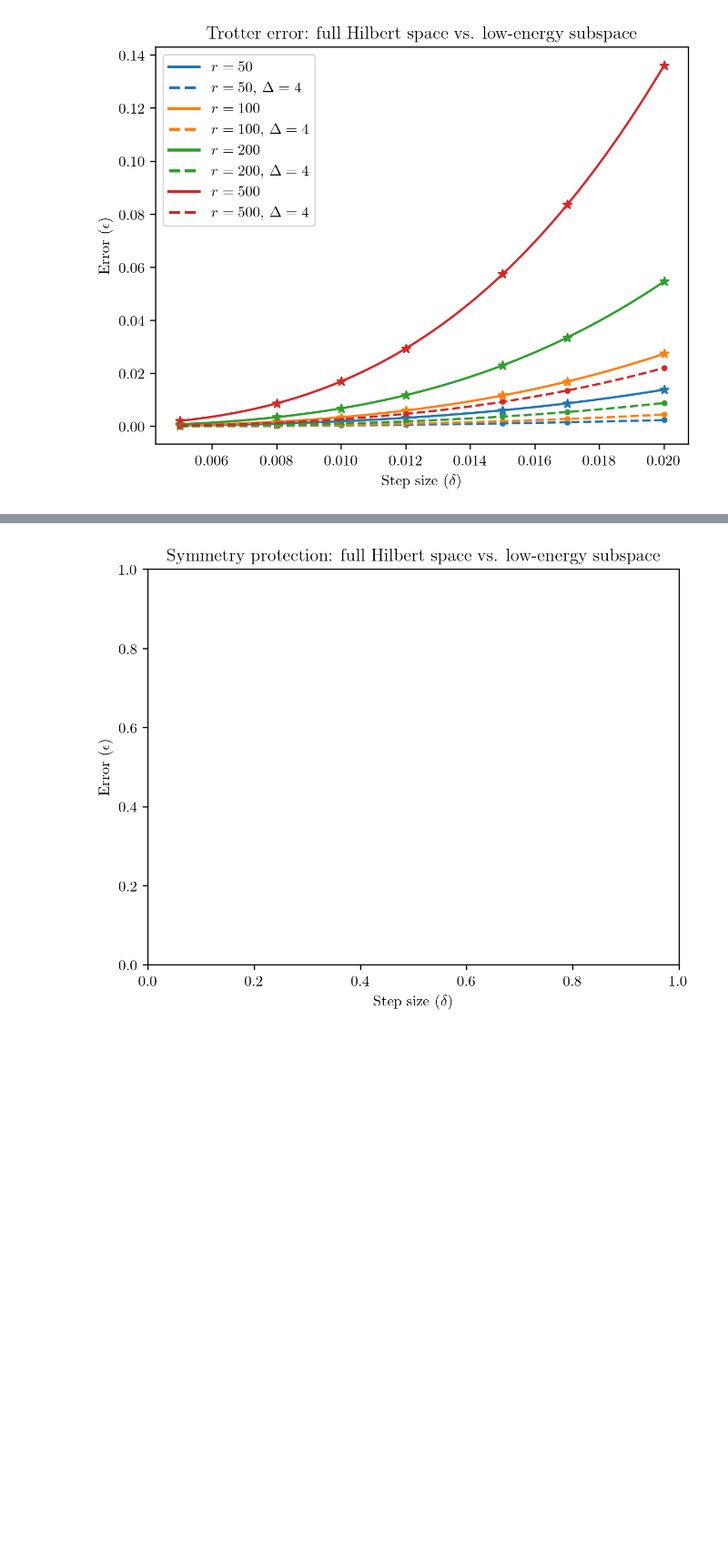
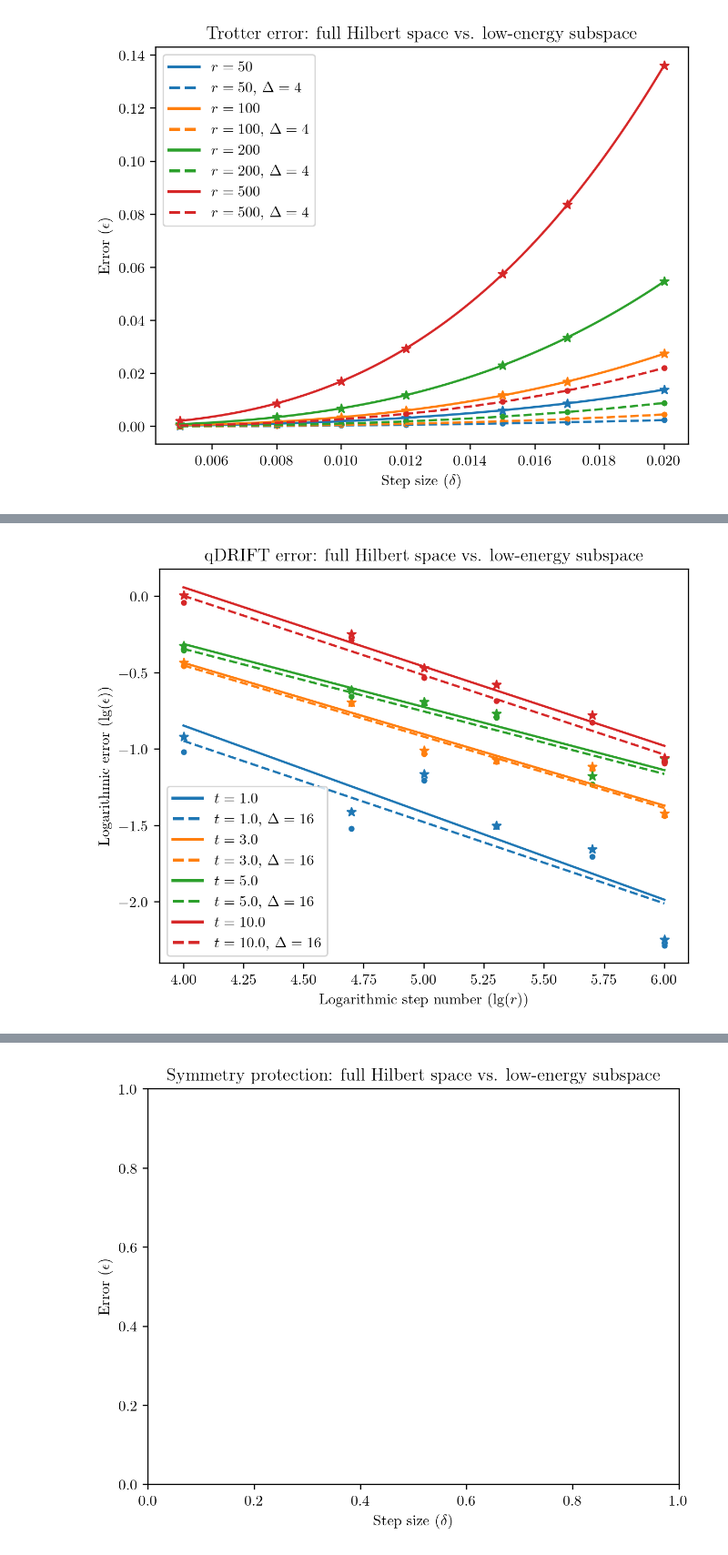
Before and after one commit to Qubit-Fernand/Digital-Quantum-Simulation, a Jupyter notebook: Figure/Plotting.ipynb, the cells around one changed output, grey strips where cells are left out. Shown at 91% size. Cells and saved outputs as stored; diff of their text form; code cells hidden in the pictures; blank space fills up the shorter version.

```diff
--- a/Figure/Plotting.ipynb
+++ b/Figure/Plotting.ipynb
@@ -94,0 +100,78 @@ fig.savefig('Trotter-2x6.pdf', dpi=600, format='pdf')
+# %%
+# qDRIFT Error on 1x7 Heisenberg Model
+Delta = 16
+File = '../qDRIFT/norm_1x7_16.mat'
+
+t_1 = np.log(np.array(loadmat(File)['t_1'].flatten()))/np.log(10)
+t_1_Delta = np.log(np.array(loadmat(File)['t_1_Delta'].flatten()))/np.log(10)
+t_3 = np.log(np.array(loadmat(File)['t_3'].flatten()))/np.log(10)
+t_3_Delta = np.log(np.array(loadmat(File)['t_3_Delta'].flatten()))/np.log(10)
+t_5 = np.log(np.array(loadmat(File)['t_5'].flatten()))/np.log(10)
+t_5_Delta = np.log(np.array(loadmat(File)['t_5_Delta'].flatten()))/np.log(10)
+t_10 = np.log(np.array(loadmat(File)['t_10'].flatten()))/np.log(10)
+t_10_Delta = np.log(np.array(loadmat(File)['t_10_Delta'].flatten()))/np.log(10)
+
+step_number = np.log(np.array([10000,50000,100000,200000,500000,1000000]))/np.log(10)
+step_number_new = np.linspace(min(step_number), max(step_number), 100)
+
+coefficients_t_1 = np.polyfit(step_number, t_1, 1)
+poly_t_1 = np.poly1d(coefficients_t_1)
+coefficients_t_1_Delta = np.polyfit(step_number, t_1_Delta, 1)
+poly_t_1_Delta = np.poly1d(coefficients_t_1_Delta)
+
+coefficients_t_3 = np.polyfit(step_number, t_3, 1)
+poly_t_3 = np.poly1d(coefficients_t_3)
+coefficients_t_3_Delta = np.polyfit(step_number, t_3_Delta, 1)
+poly_t_3_Delta = np.poly1d(coefficients_t_3_Delta)
+
+coefficients_t_5 = np.polyfit(step_number, t_5, 1)
+poly_t_5 = np.poly1d(coefficients_t_5)
+coefficients_t_5_Delta = np.polyfit(step_number, t_5_Delta, 1)
+poly_t_5_Delta = np.poly1d(coefficients_t_5_Delta)
+
+coefficients_t_10 = np.polyfit(step_number, t_10, 1)
+poly_t_10 = np.poly1d(coefficients_t_10)
+coefficients_t_10_Delta = np.polyfit(step_number, t_10_Delta, 1)
+poly_t_10_Delta = np.poly1d(coefficients_t_10_Delta)
+
+fig, ax = plt.subplots(dpi=217)
+ax.set_title('qDRIFT error: full Hilbert space vs. low-energy subspace')
+ax.set_xlabel('Logarithmic step number ($\lg(r)$)')
+ax.set_ylabel('Logarithmic error ($\lg(\epsilon)$)')
+
+ax.scatter(step_number, t_1, marker = '*', color = '#1f77b4')
+ax.plot(step_number_new, poly_t_1(step_number_new), color = '#1f77b4', linestyle = '-', label='$t=1.0$')
+
+ax.scatter(step_number, t_1_Delta, marker ='.', color = '#1f77b4')
+ax.plot(step_number_new, poly_t_1_Delta(step_number_new), color = '#1f77b4', linestyle = '--', label='$t=1.0$, $\Delta = {Delta}$'.format(Delta = Delta))
+
+ax.scatter(step_number, t_3, marker = '*', color = '#ff7f0e')
+ax.plot(step_number_new, poly_t_3(step_number_new), color = '#ff7f0e', linestyle = '-', label='$t=3.0$')
+
+ax.scatter(step_number, t_3_Delta, marker ='.', color = '#ff7f0e')
+ax.plot(step_number_new, poly_t_3_Delta(step_number_new), color = '#ff7f0e', linestyle = '--', label='$t=3.0$, $\Delta = {Delta}$'.format(Delta = Delta))
+
+ax.scatter(step_number, t_5, marker = '*', color = '#2ca02c')
+ax.plot(step_number_new, poly_t_5(step_number_new), color = '#2ca02c', linestyle = '-', label='$t=5.0$')
+
+ax.scatter(step_number, t_5_Delta, marker ='.', color = '#2ca02c')
+ax.plot(step_number_new, poly_t_5_Delta(step_number_new), color = '#2ca02c', linestyle = '--', label='$t=5.0$, $\Delta = {Delta}$'.format(Delta = Delta))
+
+ax.scatter(step_number, t_10, marker = '*', color = '#d62728')
+ax.plot(step_number_new, poly_t_10(step_number_new), color = '#d62728', linestyle = '-', label='$t=10.0$')
+
+ax.scatter(step_number, t_10_Delta, marker ='.', color = '#d62728')
+ax.plot(step_number_new, poly_t_10_Delta(step_number_new), color = '#d62728', linestyle = '--', label='$t=10.0$, $\Delta = {Delta}$'.format(Delta = Delta))
+ax.legend(handler_map={plt.Line2D: ColorLineStyleHandler()})
+
+print(poly_t_1[1])
+print(poly_t_1_Delta[1])
+print(poly_t_3[1])
+print(poly_t_3_Delta[1])
+print(poly_t_5[1])
+print(poly_t_5_Delta[1])
+print(poly_t_10[1])
+print(poly_t_10_Delta[1])
+
+fig.savefig('qDRIFT-1x7.pdf', dpi=600, format='pdf')
+# %% [output]
@@ -94,0 +186 @@ fig.savefig('Trotter-2x6.pdf', dpi=600, format='pdf')
+[figure, added]
```
Also changed, not shown: parts of 16 cells of this notebook, 6 other files.
